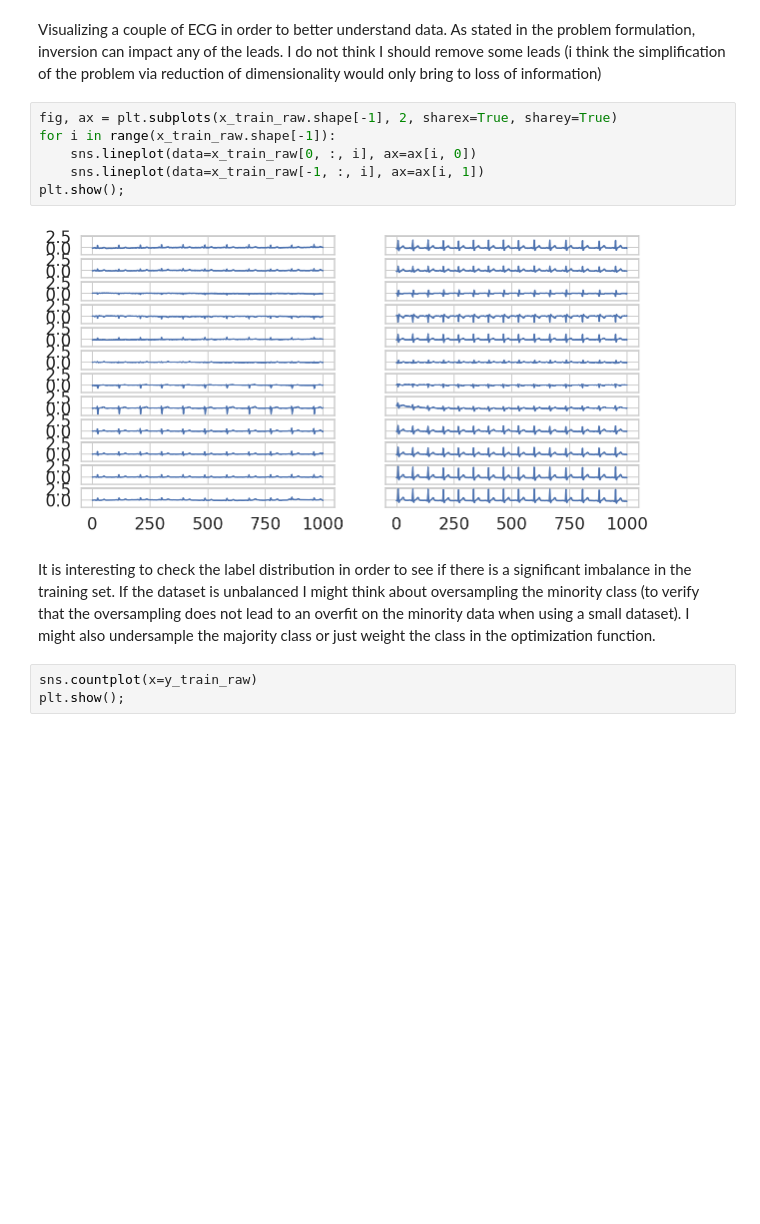
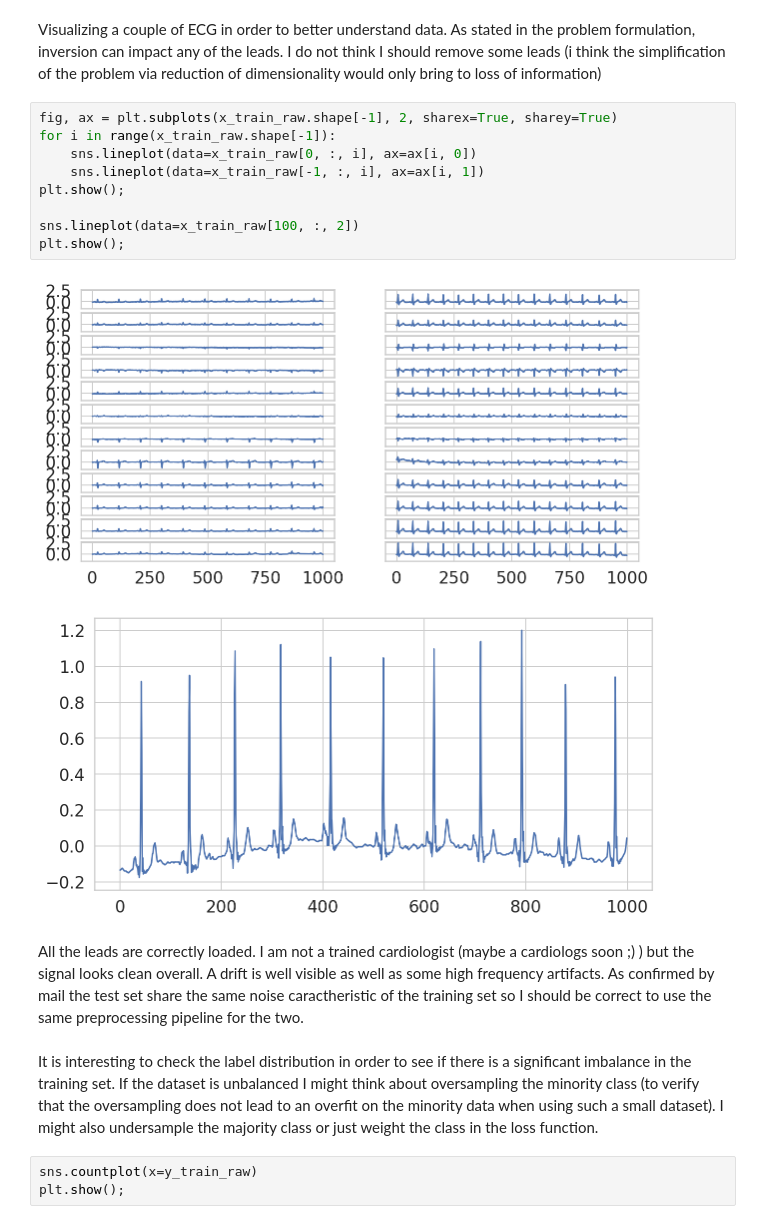
Before and after one commit to aledelmo/ECG_Lead_Reversal, a Jupyter notebook: Test.ipynb, the cells around one changed output. Saved outputs shown, nothing was run; the diff lists cells and outputs as text; blank space fills up the shorter version.

Commit message:
well structured notebook

```diff
--- a/Test.ipynb
+++ b/Test.ipynb
@@ -99,13 +99,19 @@ Visualizing a couple of ECG in order to better understand data. As stated in the
 # %%
 fig, ax = plt.subplots(x_train_raw.shape[-1], 2, sharex=True, sharey=True)
 for i in range(x_train_raw.shape[-1]):
     sns.lineplot(data=x_train_raw[0, :, i], ax=ax[i, 0])
     sns.lineplot(data=x_train_raw[-1, :, i], ax=ax[i, 1])
 plt.show();
+
+sns.lineplot(data=x_train_raw[100, :, 2])
+plt.show();
 # %% [output]
 [figure]
+[figure, added]
+# %% [markdown]
+All the leads are correctly loaded. I am not a trained cardiologist (maybe a cardiologs soon ;) ) but the signal looks clean overall. A drift is well visible as well as some high frequency artifacts. As confirmed by mail the test set share the same noise caractheristic of the training set so I should be correct to use the same preprocessing pipeline for the two.
 # %% [markdown]
-It is interesting to check the label distribution in order to see if there is a significant imbalance in the training set. If the dataset is unbalanced I might think about oversampling the minority class (to verify that the oversampling does not lead to an overfit on the minority data when using a small dataset). I might also undersample the majority class or just weight the class in the optimization function.
+It is interesting to check the label distribution in order to see if there is a significant imbalance in the training set. If the dataset is unbalanced I might think about oversampling the minority class (to verify that the oversampling does not lead to an overfit on the minority data when using such a small dataset). I might also undersample the majority class or just weight the class in the loss function.
 # %%
 sns.countplot(x=y_train_raw)
 plt.show();
```
Also changed, not shown: parts of 34 cells of this notebook.
